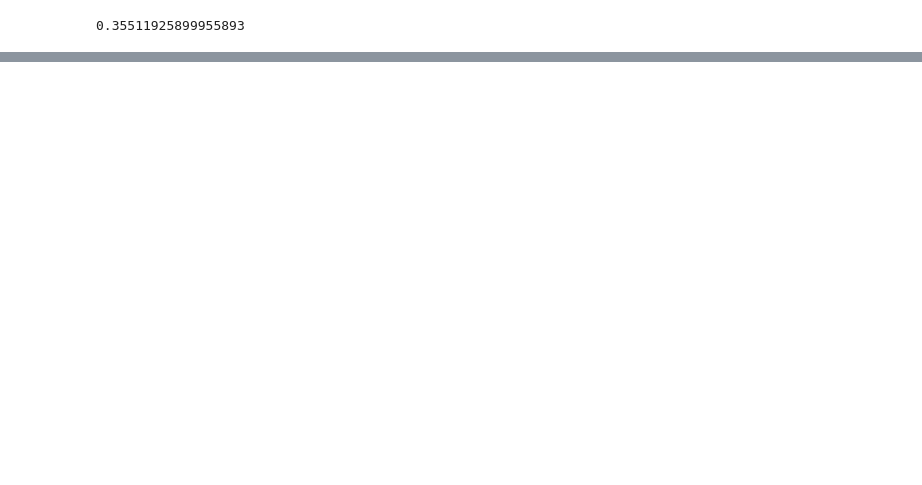
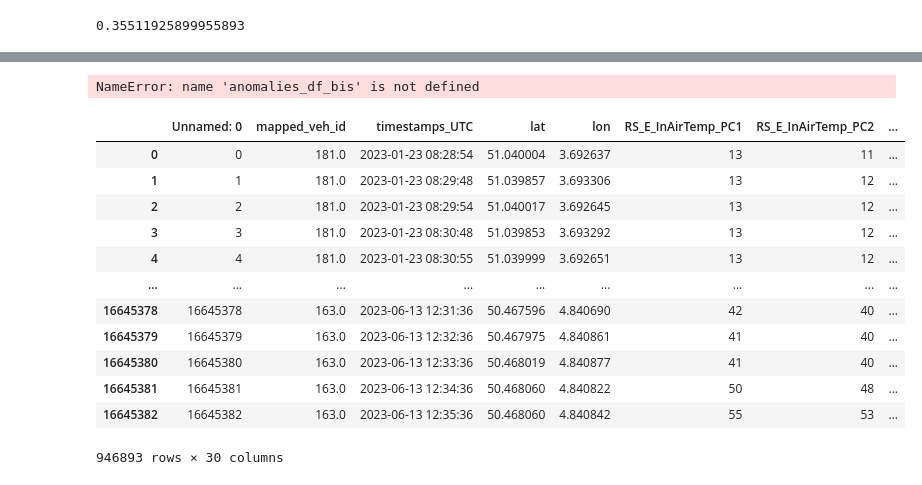
Before and after one commit to mustivore/TrainCoolDashboard, a Jupyter notebook: forecasting.ipynb, the cells around one changed output, grey strips where cells are left out. Drawn from its saved outputs; the diff is of its cells as text; code cells hidden in the pictures; blank space fills up the shorter version.

```diff
--- a/forecasting.ipynb
+++ b/forecasting.ipynb
@@ -313,0 +261,23 @@ forecast[forecast['anomaly'] == 'f']
+# %%
+anomalies_df_bis.to_csv('anomalies.csv', sep=';')
+# %% [output]
+NameError: name 'anomalies_df_bis' is not defined
+# %%
+df = pd.read_csv('anomalies.csv', sep=';')
+# %%
+demo = df[(df['mapped_veh_id'] == 180) | (df['mapped_veh_id'] == 181) | (df['mapped_veh_id'] == 163) | (df['mapped_veh_id'] == 142)]
+demo
+# %% [output]
+|  | Unnamed: 0 | mapped_veh_id | timestamps_UTC | lat | lon | RS_E_InAirTemp_PC1 | RS_E_InAirTemp_PC2 | ... |
+| 0 | 0 | 181.0 | 2023-01-23 08:28:54 | 51.040004 | 3.692637 | 13 | 11 | ... |
+| 1 | 1 | 181.0 | 2023-01-23 08:29:48 | 51.039857 | 3.693306 | 13 | 12 | ... |
+| 2 | 2 | 181.0 | 2023-01-23 08:29:54 | 51.040017 | 3.692645 | 13 | 12 | ... |
+| 3 | 3 | 181.0 | 2023-01-23 08:30:48 | 51.039853 | 3.693292 | 13 | 12 | ... |
+| 4 | 4 | 181.0 | 2023-01-23 08:30:55 | 51.039999 | 3.692651 | 13 | 12 | ... |
+| ... | ... | ... | ... | ... | ... | ... | ... | ... |
+| 16645378 | 16645378 | 163.0 | 2023-06-13 12:31:36 | 50.467596 | 4.840690 | 42 | 40 | ... |
+| 16645379 | 16645379 | 163.0 | 2023-06-13 12:32:36 | 50.467975 | 4.840861 | 41 | 40 | ... |
+| 16645380 | 16645380 | 163.0 | 2023-06-13 12:33:36 | 50.468019 | 4.840877 | 41 | 40 | ... |
+| 16645381 | 16645381 | 163.0 | 2023-06-13 12:34:36 | 50.468060 | 4.840822 | 50 | 48 | ... |
+| 16645382 | 16645382 | 163.0 | 2023-06-13 12:35:36 | 50.468060 | 4.840842 | 55 | 53 | ... |
+946893 rows × 30 columns
```
Also changed, not shown: parts of 21 cells of this notebook, 1 other file.
